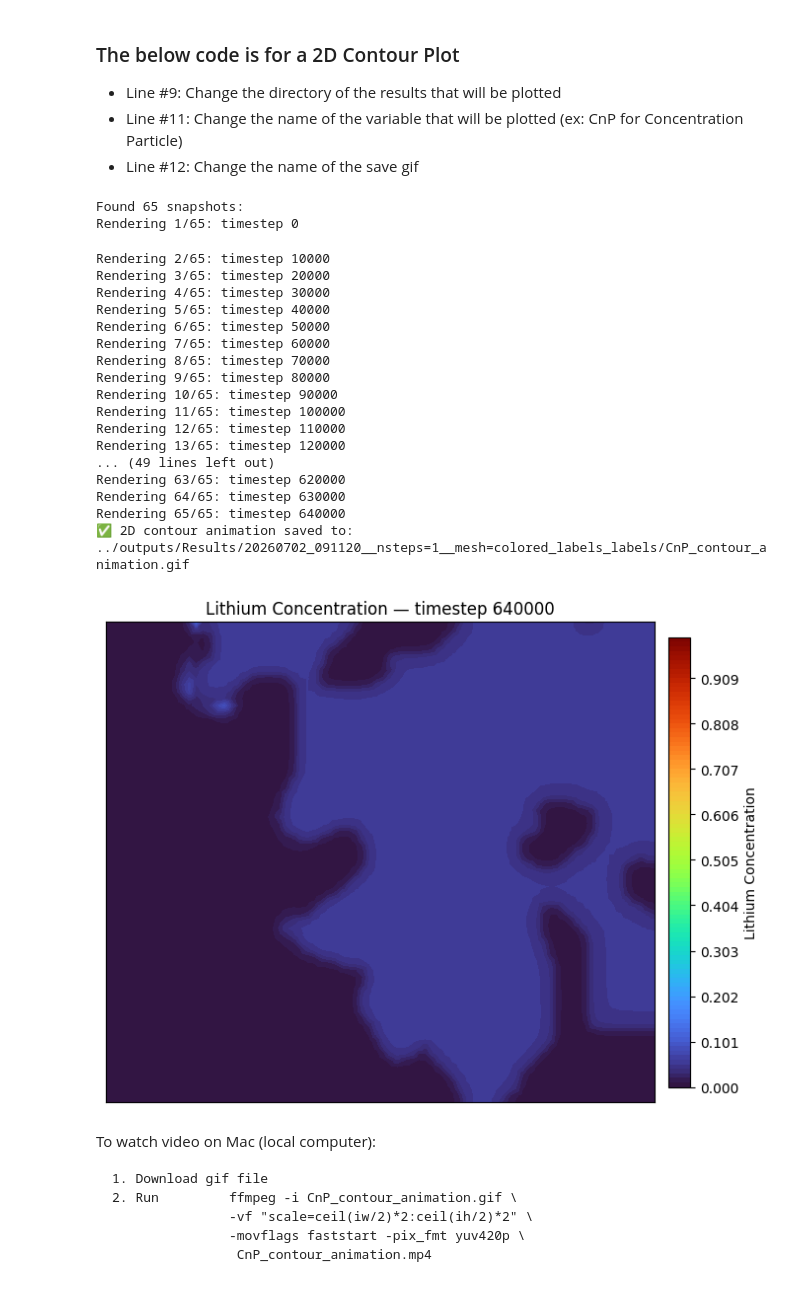
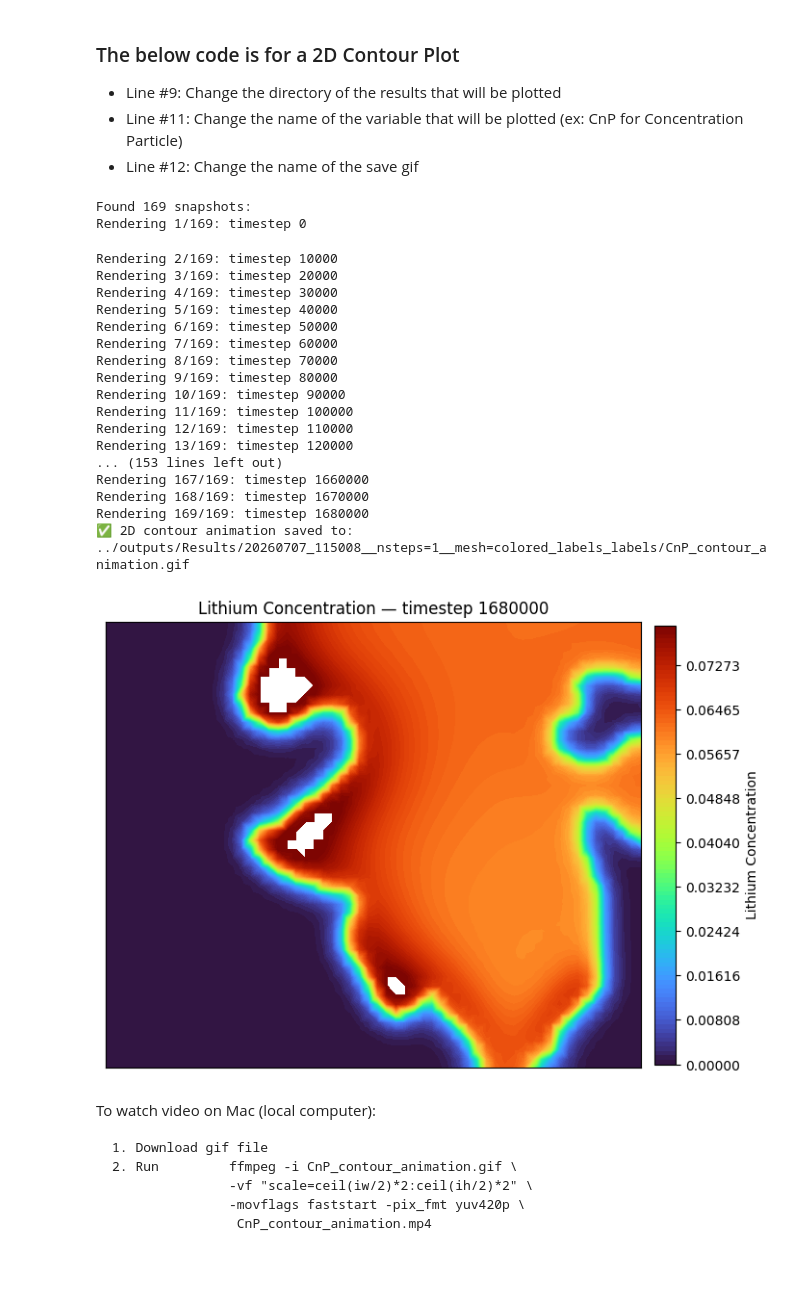
Before and after one commit to trahman64/BESFEM, a Jupyter notebook: plotting/timestep_plot.ipynb, the cells around one changed output. Drawn from its saved outputs; the diff is of its cells as text; code cells hidden in the pictures.

```diff
--- a/plotting/timestep_plot.ipynb
+++ b/plotting/timestep_plot.ipynb
@@ -116,7 +116,7 @@ import glob, os
 from matplotlib.colors import Normalize
 
 # --- USER SETTINGS ---
-result_dir = "../outputs/Results/20260702_111746__nsteps=1__mesh=colored_labels_labels"
+result_dir = "../outputs/Results/20260707_115008__nsteps=1__mesh=colored_labels_labels"
 mesh_file = os.path.join(result_dir, "pmesh")
 # mesh_file = os.path.join("../MSU_HPCC/pmesh")
 pattern = os.path.join(result_dir, "CnP_total_[0-9]*")
@@ -154,8 +154,8 @@ ax.set_xticks([]); ax.set_yticks([])
 plt.tight_layout()
 
 # ✅ Fixed normalization and levels
-norm = Normalize(vmin=0.0, vmax=0.10)
-levels = np.linspace(0, 0.10, 100)
+norm = Normalize(vmin=0.0, vmax=0.09)
+levels = np.linspace(0, 0.09, 100)
 
 # Dummy contour for fixed 0–1 colorbar
 dummy = ax.tricontourf(X, Y, np.zeros_like(X), levels=levels, cmap='turbo', norm=norm)
@@ -163,54 +163,54 @@ cbar = fig.colorbar(dummy, ax=ax, shrink=0.8, pad=0.02)
 cbar.set_label("Lithium Concentration")
 ax.clear()
 
 # --- Create GIF writer ---
 with imageio.get_writer(output_gif, mode='I', fps=5) as writer:
     for i, fname in enumerate(files):
         step_str = os.path.basename(fname).split("_")[-1]
         timestep = int(step_str)
         print(f"Rendering {i+1}/{len(files)}: timestep {timestep}")
 
         # Load MFEM GridFunction data
         gf = mfem.GridFunction(mesh, fname)
         Z = gf.GetDataArray()
 
-        Z = np.clip(Z, 0.0, 0.10) # Forcing values within [0, 1.0]
+        Z = np.clip(Z, 0.0, 0.09) # Forcing values within [0, 1.0]
 
         ax.clear()
         cntr = ax.tricontourf(X, Y, Z, levels=levels, cmap='turbo', norm=norm)
         ax.set_aspect('equal', adjustable='box')
         ax.set_xticks([]); ax.set_yticks([])
         ax.set_title(f"Lithium Concentration — timestep {timestep}")
 
         # Save frame to temp file
         frame_path = "temp_frame.png"
         plt.savefig(frame_path, dpi=100, bbox_inches='tight')
         writer.append_data(imageio.imread(frame_path))
 
 # Clean up temporary frame
 os.remove("temp_frame.png")
 print(f"✅ 2D contour animation saved to: {output_gif}")
 # %% [output]
-Found 65 snapshots:
-Rendering 1/65: timestep 0
+Found 169 snapshots:
+Rendering 1/169: timestep 0
-Rendering 2/65: timestep 10000
-Rendering 3/65: timestep 20000
-Rendering 4/65: timestep 30000
-Rendering 5/65: timestep 40000
-Rendering 6/65: timestep 50000
-Rendering 7/65: timestep 60000
-Rendering 8/65: timestep 70000
-Rendering 9/65: timestep 80000
-Rendering 10/65: timestep 90000
-Rendering 11/65: timestep 100000
-Rendering 12/65: timestep 110000
-Rendering 13/65: timestep 120000
-... (49 lines left out)
-Rendering 63/65: timestep 620000
-Rendering 64/65: timestep 630000
-Rendering 65/65: timestep 640000
-✅ 2D contour animation saved to: ../outputs/Results/20260702_091120__nsteps=1__mesh=colored_labels_labels/CnP_contour_animation.gif
+Rendering 2/169: timestep 10000
+Rendering 3/169: timestep 20000
+Rendering 4/169: timestep 30000
+Rendering 5/169: timestep 40000
+Rendering 6/169: timestep 50000
+Rendering 7/169: timestep 60000
+Rendering 8/169: timestep 70000
+Rendering 9/169: timestep 80000
+Rendering 10/169: timestep 90000
+Rendering 11/169: timestep 100000
+Rendering 12/169: timestep 110000
+Rendering 13/169: timestep 120000
+... (153 lines left out)
+Rendering 167/169: timestep 1660000
+Rendering 168/169: timestep 1670000
+Rendering 169/169: timestep 1680000
+✅ 2D contour animation saved to: ../outputs/Results/20260707_115008__nsteps=1__mesh=colored_labels_labels/CnP_contour_animation.gif
-[figure, old version]
+[figure, new version]
 # %% [markdown]
 To watch video on Mac (local computer):
 
```
Also changed, not shown: 5 other files.
